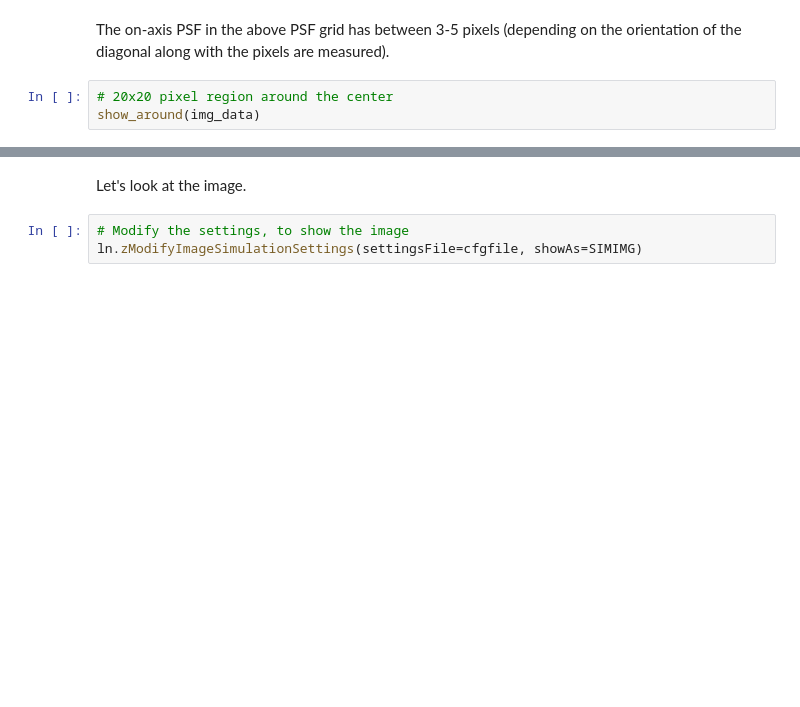
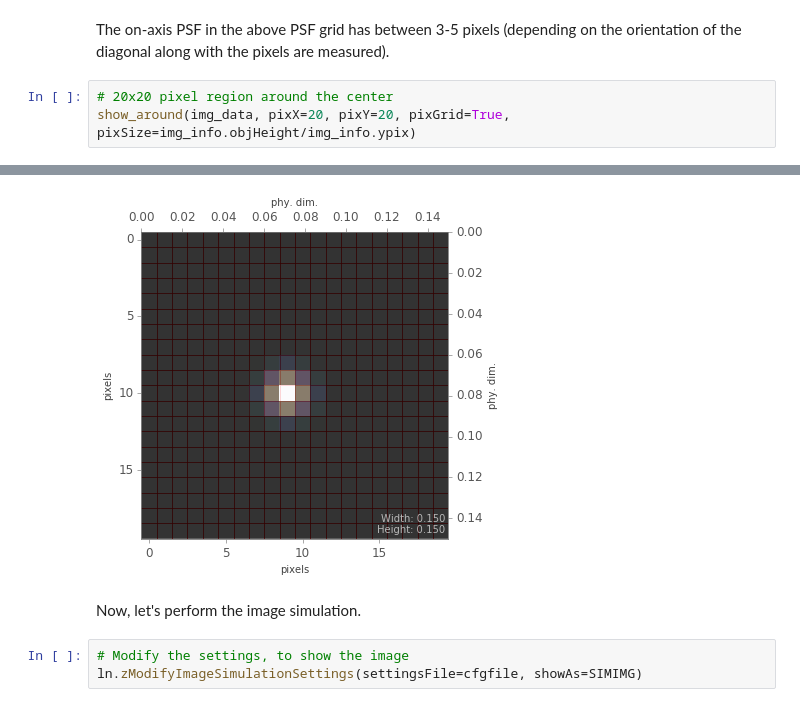
Before and after one commit to xzos/PyZDDE, a Jupyter notebook: Examples/IPNotebooks/04 Acquisition and analysis Image Simulation data from Zemax.ipynb, the cells around one changed output, grey strips where cells are left out. Cells and saved outputs as stored; diff of their text form; blank space fills up the shorter version.

```diff
--- a/Examples/IPNotebooks/04 Acquisition and analysis Image Simulation data from Zemax.ipynb
+++ b/Examples/IPNotebooks/04 Acquisition and analysis Image Simulation data from Zemax.ipynb
@@ -458,5 +603,5 @@ show_image(img_data, img_info)
 The on-axis PSF in the above PSF grid has between 3-5 pixels (depending on the orientation of the diagonal along with the pixels are measured).
 # %%
 # 20x20 pixel region around the center
-show_around(img_data)
+show_around(img_data, pixX=20, pixY=20, pixGrid=True, pixSize=img_info.objHeight/img_info.ypix)
 # %% [output]
@@ -465,5 +608,6 @@ show_around(img_data)
+[figure, added]
 # %% [markdown]
-Let's look at the image.
+Now, let's perform the image simulation.
 # %%
 # Modify the settings, to show the image
 ln.zModifyImageSimulationSettings(settingsFile=cfgfile, showAs=SIMIMG)
```
Also changed, not shown: parts of 54 cells of this notebook, 2 other files.
